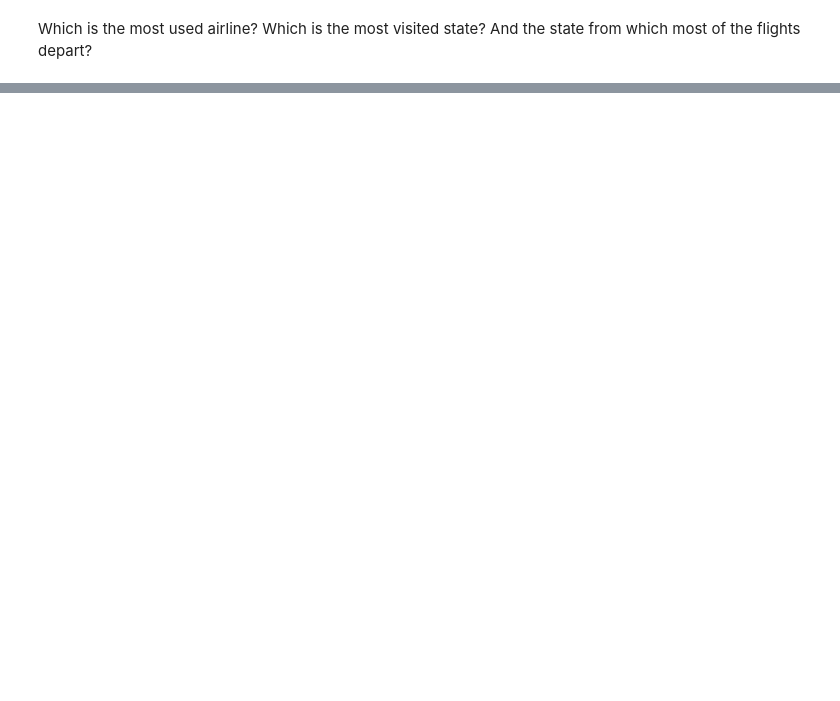
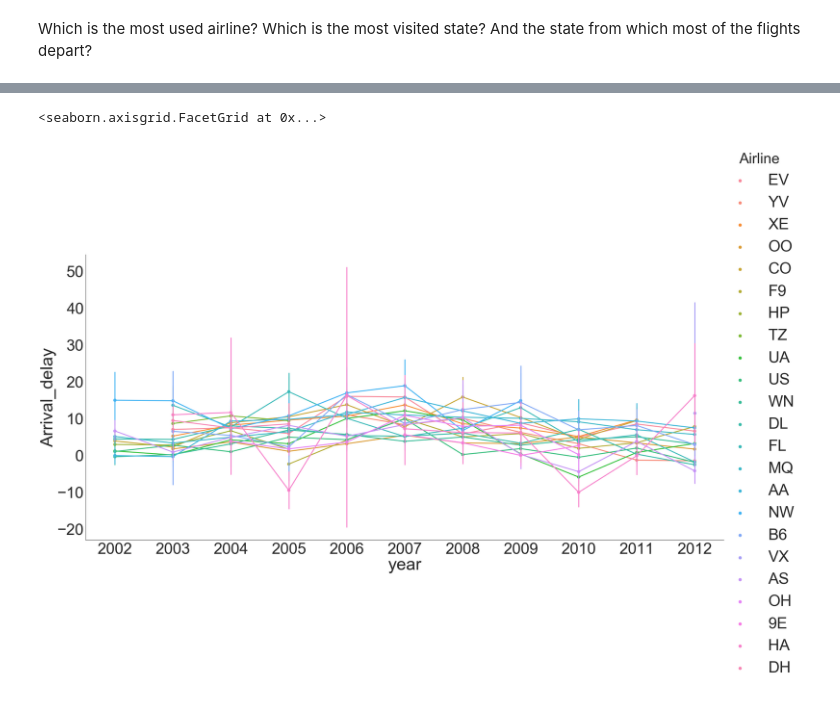
Before and after one commit to alemelis/airplanes, a Jupyter notebook: src/airplanes.ipynb, the cells around one changed output, grey strips where cells are left out. Drawn from its saved outputs; the diff is of its cells as text; code cells hidden in the pictures; blank space fills up the shorter version.

```diff
--- a/src/airplanes.ipynb
+++ b/src/airplanes.ipynb
@@ -196,0 +216,7 @@ sns.countplot(x="Arrival_state", data=flights, ax=ax3)
+# %%
+sns.set(font_scale=5)
+sns.set_style("white")
+sns.factorplot(data=flights, x="year", y="Arrival_delay", hue="Airline", aspect=2, size=16)
+# %% [output]
+<seaborn.axisgrid.FacetGrid at 0x...>
+[figure, added]
```
Also changed, not shown: parts of 26 cells of this notebook.
